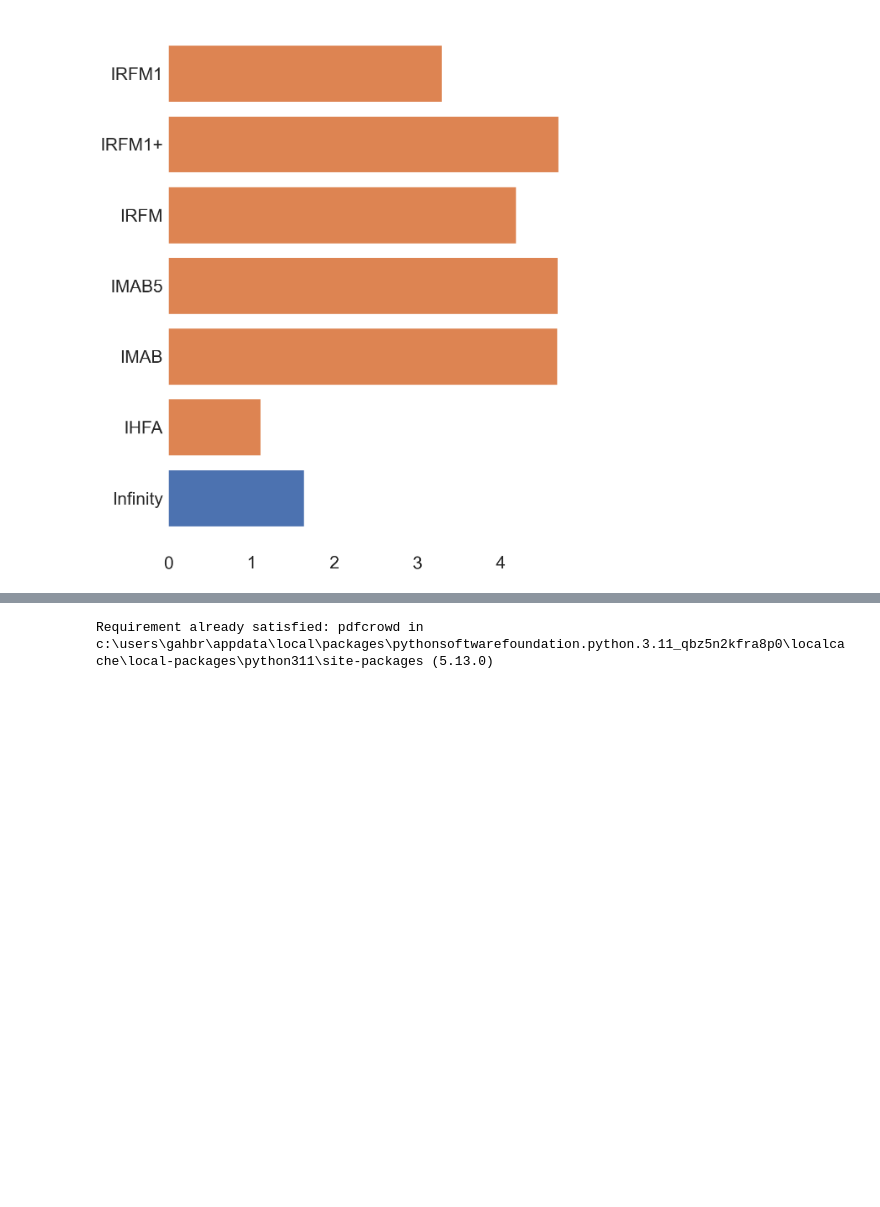
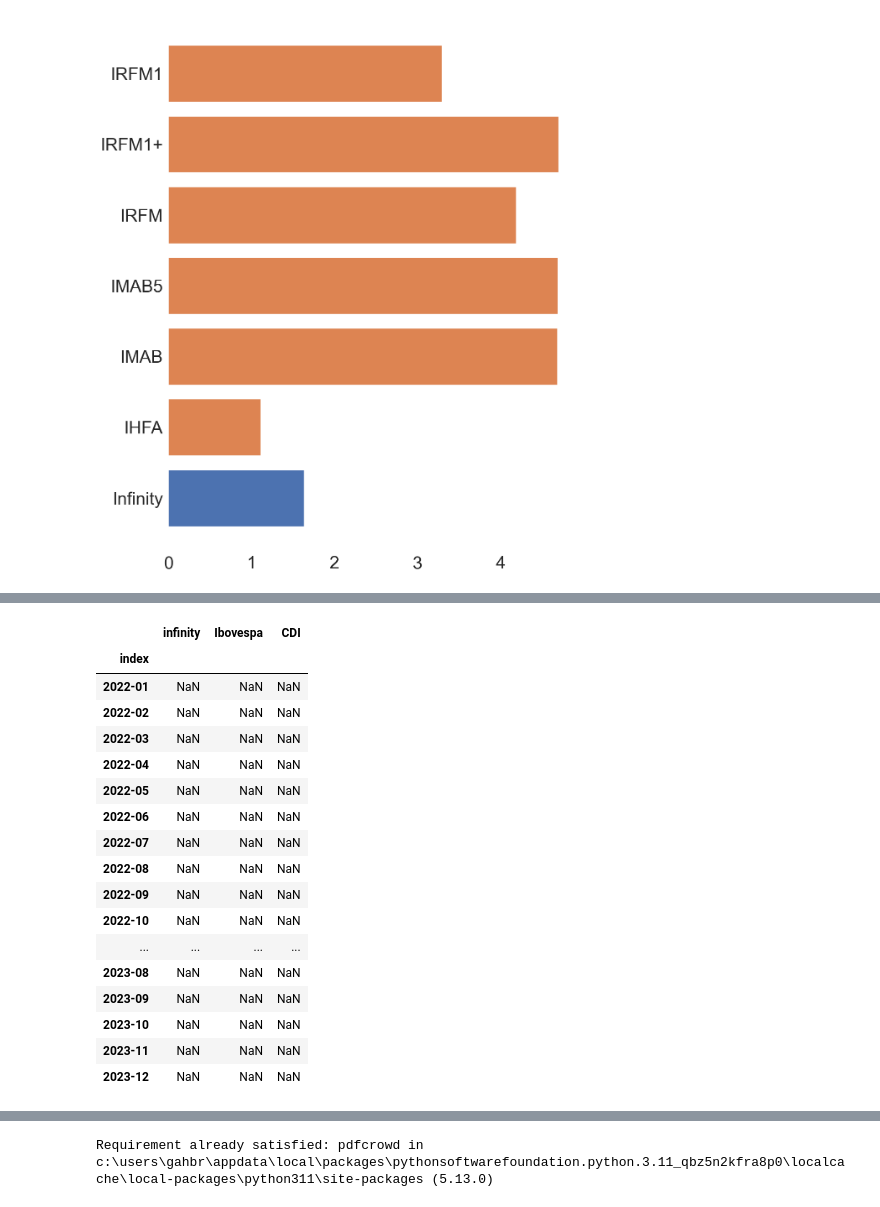
Before and after one commit to gmenezess/Publico, a Jupyter notebook: onepage.ipynb, the cells around one changed output, grey strips where cells are left out. Drawn from its saved outputs; the diff is of its cells as text; code cells hidden in the pictures; blank space fills up the shorter version.

```diff
--- a/onepage.ipynb
+++ b/onepage.ipynb
@@ -770,0 +817,22 @@ See the caveats in the documentation: https://pandas.pydata.org/pandas-docs/stab
+# %%
+codigo_bcb = 12
+url = 'http://api.bcb.gov.br/dados/serie/bcdata.sgs.{}/dados?formato=json'.format(codigo_bcb)
+
+cdi = pd.read_json(url)
+cdi['data'] = pd.to_datetime(cdi['data'], dayfirst=True)
+cdi.set_index('data', inplace=True)
+cdi_ts = cdi['2022-10-01' : data_fim]/100
+
+cdi_ts = (1 + cdi_ts).cumprod()
+cdi_ts.reset_index(inplace=True)
+cdi_ts = cdi_ts.rename(columns={'data': 'Date', 'valor': 'CDI'})
+cdi_ts['Date'] = pd.to_datetime(cdi_ts['Date'])
+cdi_ts.set_index(['Date'], inplace=True)
+
+
+df = pd.DataFrame()
+df['retorno diario'] = cdi_ts['CDI'].pct_change()
+df.index = pd.to_datetime(df.index)
+# agrupar por mês e calcular retorno acumulado
+retorno_mensal['CDI'] = df['retorno diario'].resample('M').apply(lambda x: (1+x).prod()-1)*100
+retorno_mensal
@@ -770,0 +849,4 @@ See the caveats in the documentation: https://pandas.pydata.org/pandas-docs/stab
+# %%
+retorno_mensal = retorno_mensal.dropna()
+retorno_mensal.index = pd.to_datetime(retorno_mensal.index).strftime('%Y-%m')
+retorno_mensal
@@ -770,0 +862,27 @@ See the caveats in the documentation: https://pandas.pydata.org/pandas-docs/stab
+# %%
+# cria um dataframe com as datas de jan de 2022 até dez de 2023
+novas_datas = pd.date_range(start='2022-01', end='2023-12', freq='MS').strftime('%Y-%m')
+dados = pd.concat([retorno_mensal, pd.DataFrame(index=novas_datas)], sort=False)
+dados = dados.sort_index()
+dados = dados.reset_index().drop_duplicates(subset='index').set_index('index')
+#dados = dados.fillna('-')
+dados
+# %% [output]
+|  | infinity | Ibovespa | CDI |
+| index |  |  |  |
+| 2022-01 | NaN | NaN | NaN |
+| 2022-02 | NaN | NaN | NaN |
+| 2022-03 | NaN | NaN | NaN |
+| 2022-04 | NaN | NaN | NaN |
+| 2022-05 | NaN | NaN | NaN |
+| 2022-06 | NaN | NaN | NaN |
+| 2022-07 | NaN | NaN | NaN |
+| 2022-08 | NaN | NaN | NaN |
+| 2022-09 | NaN | NaN | NaN |
+| 2022-10 | NaN | NaN | NaN |
+| ... | ... | ... | ... |
+| 2023-08 | NaN | NaN | NaN |
+| 2023-09 | NaN | NaN | NaN |
+| 2023-10 | NaN | NaN | NaN |
+| 2023-11 | NaN | NaN | NaN |
+| 2023-12 | NaN | NaN | NaN |
```
Also changed, not shown: parts of 10 cells of this notebook, 4 other files.
